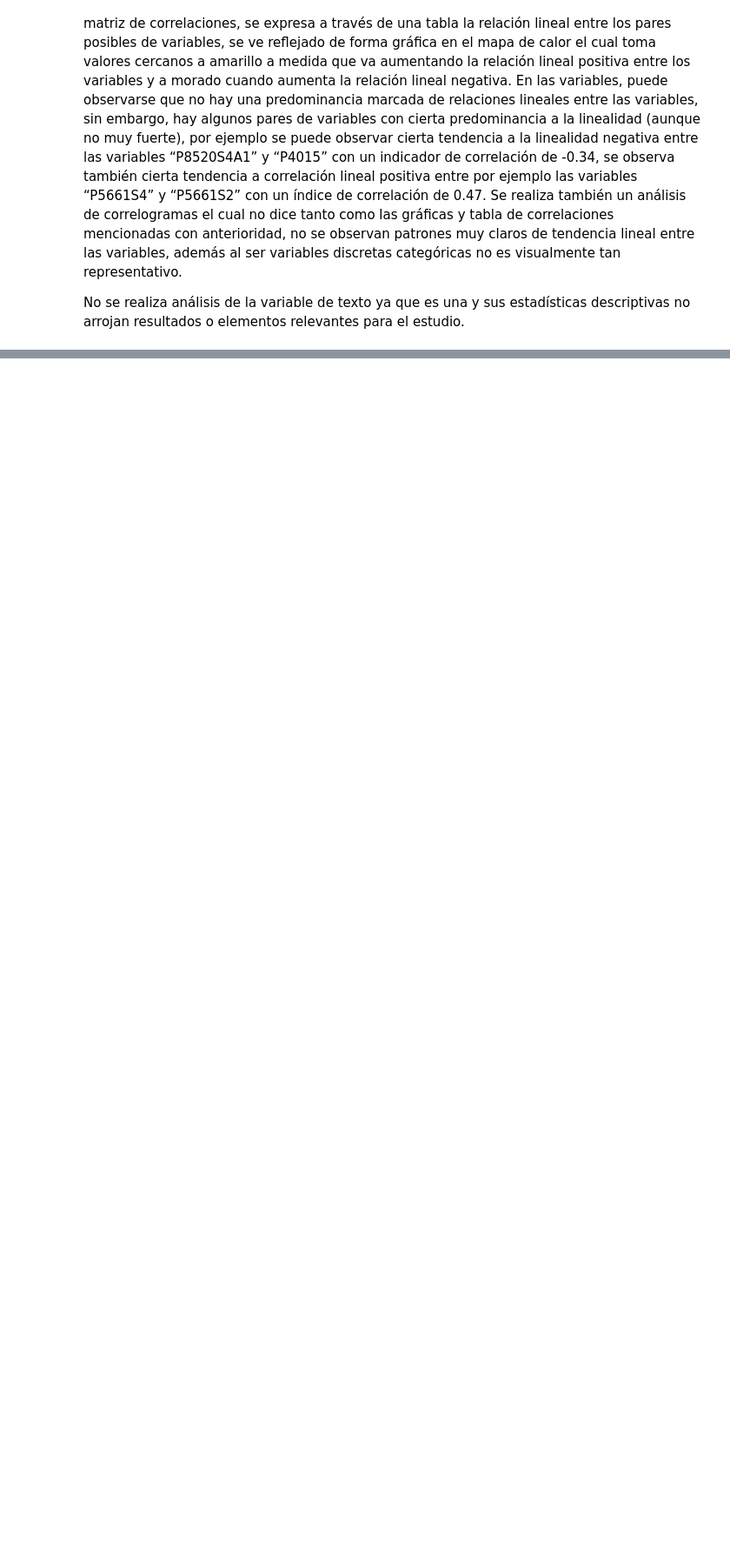
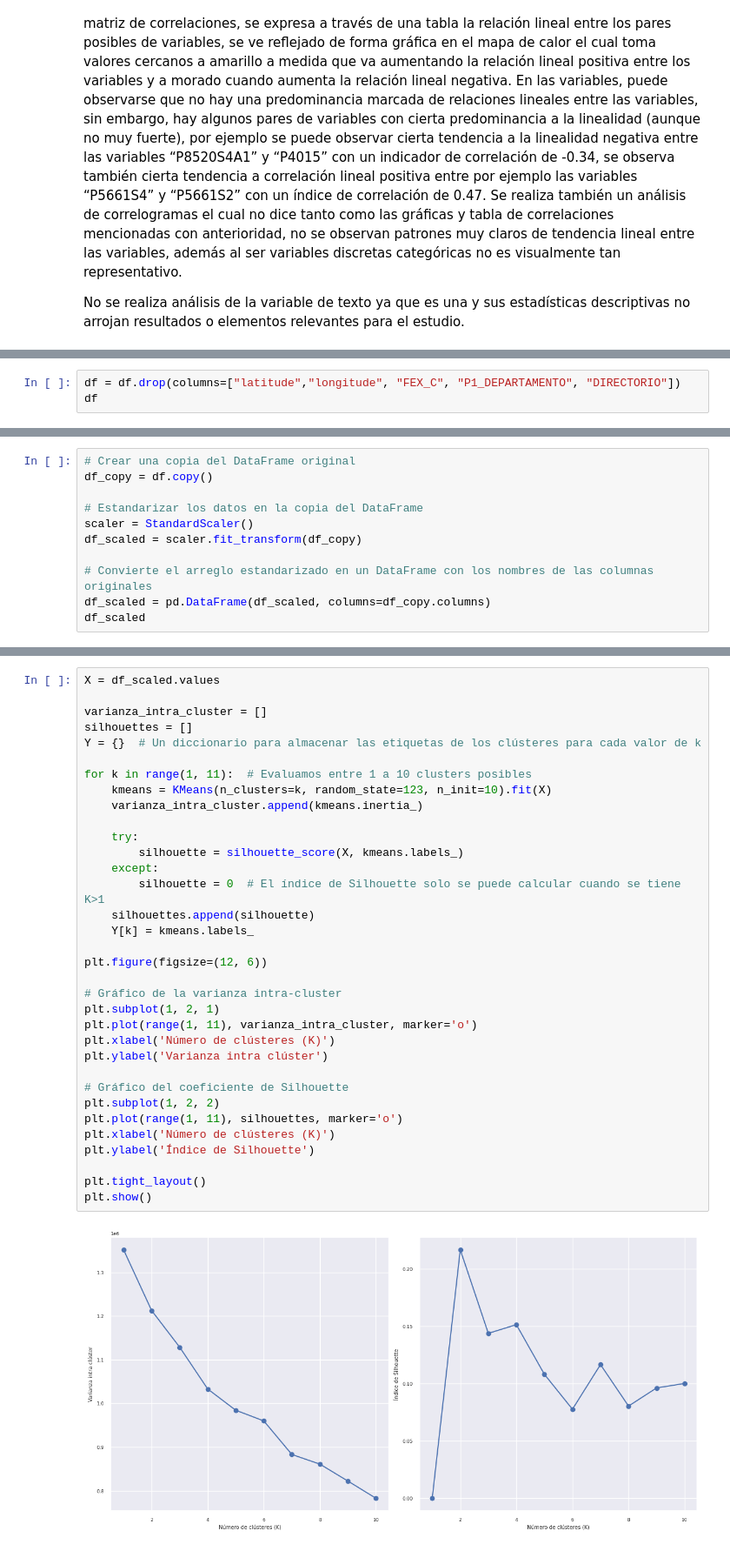
Before and after one commit to lauperalta44/aprend_no_supervisado, a Jupyter notebook: Código/Proyecto_Aprendizaje_No_Supervisado.ipynb, the cells around one changed output, grey strips where cells are left out. Shown at 87% size. Cells and saved outputs as stored; diff of their text form; blank space fills up the shorter version.

```diff
--- a/Código/Proyecto_Aprendizaje_No_Supervisado.ipynb
+++ b/Código/Proyecto_Aprendizaje_No_Supervisado.ipynb
@@ -327,0 +593,3 @@ Finalmente, se realiza un último gráfico que agrupa todas las variables, se ha
+# %%
+df = df.drop(columns=["latitude","longitude", "FEX_C", "P1_DEPARTAMENTO", "DIRECTORIO"])
+df
@@ -327,0 +688,11 @@ Finalmente, se realiza un último gráfico que agrupa todas las variables, se ha
+# %%
+# Crear una copia del DataFrame original
+df_copy = df.copy()
+
+# Estandarizar los datos en la copia del DataFrame
+scaler = StandardScaler()
+df_scaled = scaler.fit_transform(df_copy)
+
+# Convierte el arreglo estandarizado en un DataFrame con los nombres de las columnas originales
+df_scaled = pd.DataFrame(df_scaled, columns=df_copy.columns)
+df_scaled
@@ -327,0 +715,36 @@ Finalmente, se realiza un último gráfico que agrupa todas las variables, se ha
+# %%
+X = df_scaled.values
+
+varianza_intra_cluster = []
+silhouettes = []
+Y = {}  # Un diccionario para almacenar las etiquetas de los clústeres para cada valor de k
+
+for k in range(1, 11):  # Evaluamos entre 1 a 10 clusters posibles
+    kmeans = KMeans(n_clusters=k, random_state=123, n_init=10).fit(X)
+    varianza_intra_cluster.append(kmeans.inertia_)
+
+    try:
+        silhouette = silhouette_score(X, kmeans.labels_)
+    except:
+        silhouette = 0  # El índice de Silhouette solo se puede calcular cuando se tiene K>1
+    silhouettes.append(silhouette)
+    Y[k] = kmeans.labels_
+
+plt.figure(figsize=(12, 6))
+
+# Gráfico de la varianza intra-cluster
+plt.subplot(1, 2, 1)
+plt.plot(range(1, 11), varianza_intra_cluster, marker='o')
+plt.xlabel('Número de clústeres (K)')
+plt.ylabel('Varianza intra clúster')
+
+# Gráfico del coeficiente de Silhouette
+plt.subplot(1, 2, 2)
+plt.plot(range(1, 11), silhouettes, marker='o')
+plt.xlabel('Número de clústeres (K)')
+plt.ylabel('Índice de Silhouette')
+
+plt.tight_layout()
+plt.show()
+# %% [output]
+[figure, added]
```
Also changed, not shown: parts of 38 cells of this notebook.
